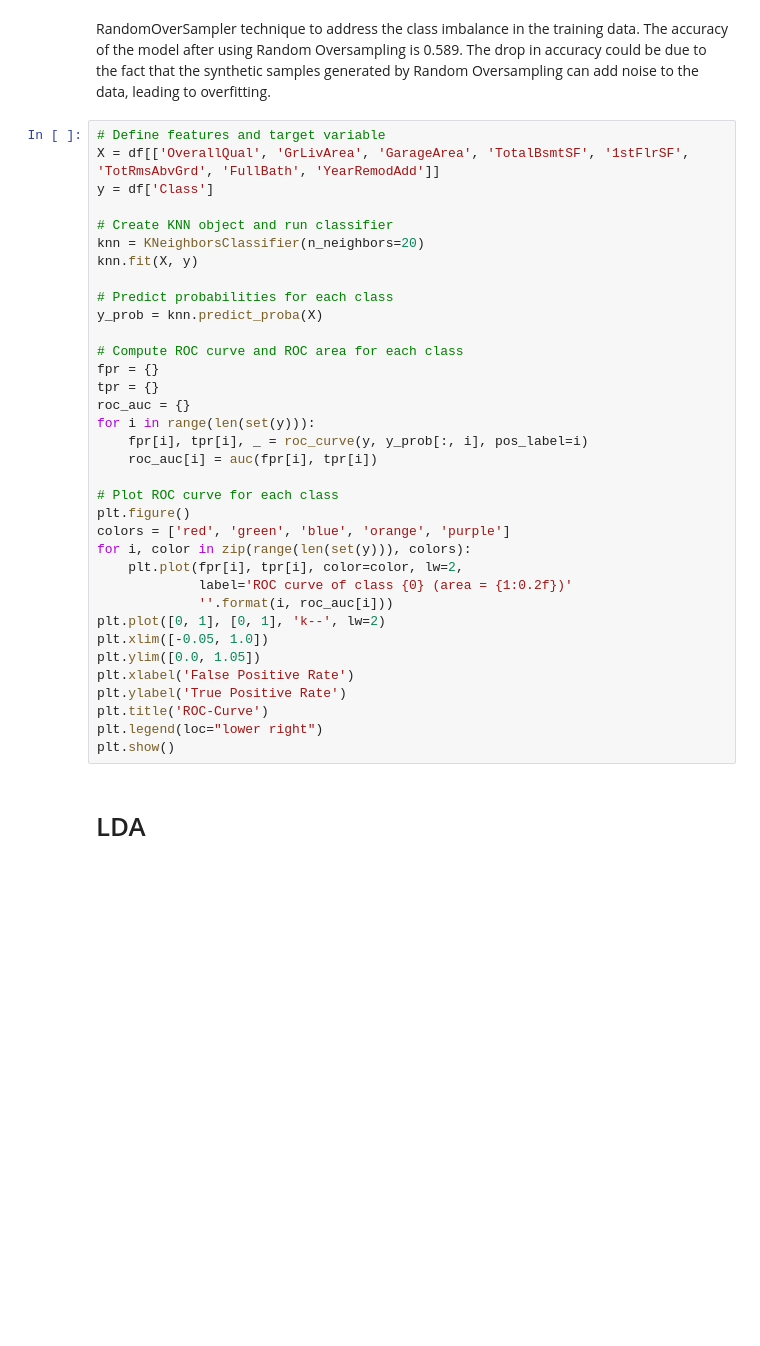
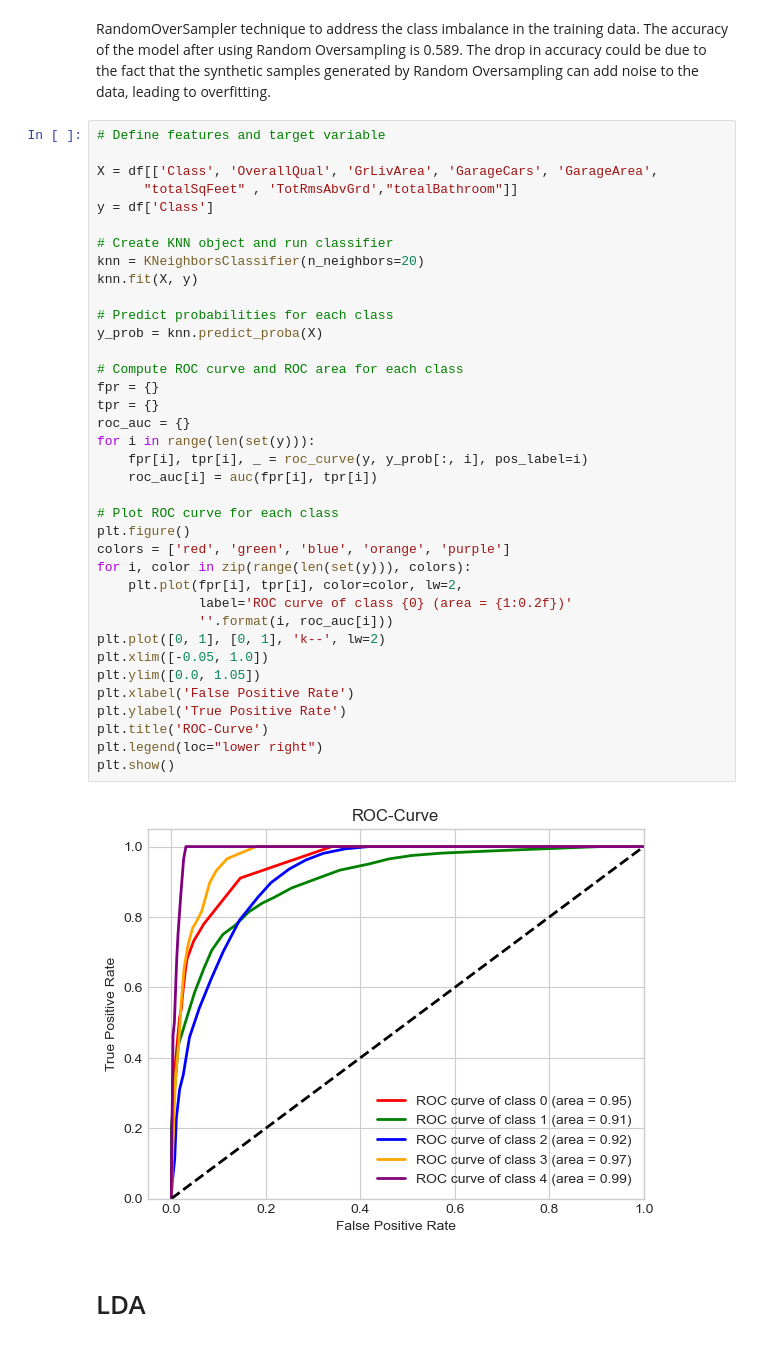
Before and after one commit to selinawaber/ML-for-Finance-Project, a Jupyter notebook: GroupProject_EDA.ipynb, the cells around one changed output. Drawn from its saved outputs; the diff is of its cells as text; blank space fills up the shorter version.

```diff
--- a/GroupProject_EDA.ipynb
+++ b/GroupProject_EDA.ipynb
@@ -854,39 +1181,43 @@ print(metrics.confusion_matrix(y_test, y_pred))
 RandomOverSampler technique to address the class imbalance in the training data. The accuracy of the model after using Random Oversampling is 0.589. The drop in accuracy could be due to the fact that the synthetic samples generated by Random Oversampling can add noise to the data, leading to overfitting.
 # %%
 # Define features and target variable
-X = df[['OverallQual', 'GrLivArea', 'GarageArea', 'TotalBsmtSF', '1stFlrSF', 'TotRmsAbvGrd', 'FullBath', 'YearRemodAdd']]
+
+X = df[['Class', 'OverallQual', 'GrLivArea', 'GarageCars', 'GarageArea',
+      "totalSqFeet" , 'TotRmsAbvGrd',"totalBathroom"]]
 y = df['Class']
 
 # Create KNN object and run classifier
 knn = KNeighborsClassifier(n_neighbors=20)
 knn.fit(X, y)
 
 # Predict probabilities for each class
 y_prob = knn.predict_proba(X)
 
 # Compute ROC curve and ROC area for each class
 fpr = {}
 tpr = {}
 roc_auc = {}
 for i in range(len(set(y))):
     fpr[i], tpr[i], _ = roc_curve(y, y_prob[:, i], pos_label=i)
     roc_auc[i] = auc(fpr[i], tpr[i])
 
 # Plot ROC curve for each class
 plt.figure()
 colors = ['red', 'green', 'blue', 'orange', 'purple']
 for i, color in zip(range(len(set(y))), colors):
     plt.plot(fpr[i], tpr[i], color=color, lw=2,
              label='ROC curve of class {0} (area = {1:0.2f})'
              ''.format(i, roc_auc[i]))
 plt.plot([0, 1], [0, 1], 'k--', lw=2)
 plt.xlim([-0.05, 1.0])
 plt.ylim([0.0, 1.05])
 plt.xlabel('False Positive Rate')
 plt.ylabel('True Positive Rate')
 plt.title('ROC-Curve')
 plt.legend(loc="lower right")
 plt.show()
+# %% [output]
+[figure, added]
 # %% [markdown]
 # LDA
 # %%
```
Also changed, not shown: parts of 78 cells of this notebook.
